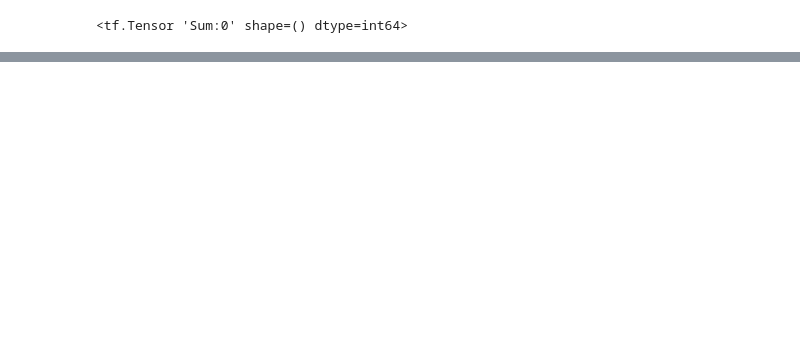
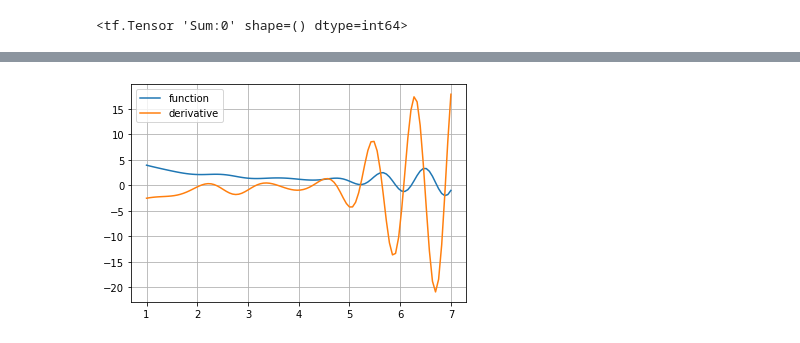
Before and after one commit to aditjosh/datascience_python, a Jupyter notebook: tensor_grad_descent/intro_to_tensorflow.ipynb, the cells around one changed output, grey strips where cells are left out. Cells and saved outputs as stored; diff of their text form; code cells hidden in the pictures; blank space fills up the shorter version.

```diff
--- a/tensor_grad_descent/intro_to_tensorflow.ipynb
+++ b/tensor_grad_descent/intro_to_tensorflow.ipynb
@@ -51,0 +192,32 @@ Wall time: 4.54 ms
+# %%
+my_vector = tf.placeholder('float32', [None])
+# Compute the gradient of the next weird function over my_scalar and my_vector
+# Warning! Trying to understand the meaning of that function may result in permanent brain damage
+weird_psychotic_function = tf.reduce_mean(
+    (my_vector+my_scalar)**(1+tf.nn.moments(my_vector,[0])[1]) +
+    1./ tf.atan(my_scalar))/(my_scalar**2 + 1) + 0.01*tf.sin(
+    2*my_scalar**1.5)*(tf.reduce_sum(my_vector)* my_scalar**2
+                      )*tf.exp((my_scalar-4)**2)/(
+    1+tf.exp((my_scalar-4)**2))*(1.-(tf.exp(-(my_scalar-4)**2)
+                                    )/(1+tf.exp(-(my_scalar-4)**2)))**2
+
+der_by_scalar = tf.gradients(weird_psychotic_function, my_scalar)
+der_by_vector = tf.gradients(weird_psychotic_function, my_vector)
+# %%
+# Plotting the derivative
+scalar_space = np.linspace(1, 7, 100)
+
+y = [s.run(weird_psychotic_function, {my_scalar:x, my_vector:[1, 2, 3]})
+     for x in scalar_space]
+
+plt.plot(scalar_space, y, label='function')
+
+y_der_by_scalar = [s.run(der_by_scalar,
+                         {my_scalar:x, my_vector:[1, 2, 3]})
+                   for x in scalar_space]
+
+plt.plot(scalar_space, y_der_by_scalar, label='derivative')
+plt.grid()
+plt.legend();
+# %% [output]
+[figure, added]
```
Also changed, not shown: parts of 26 cells of this notebook, 2 other files.
